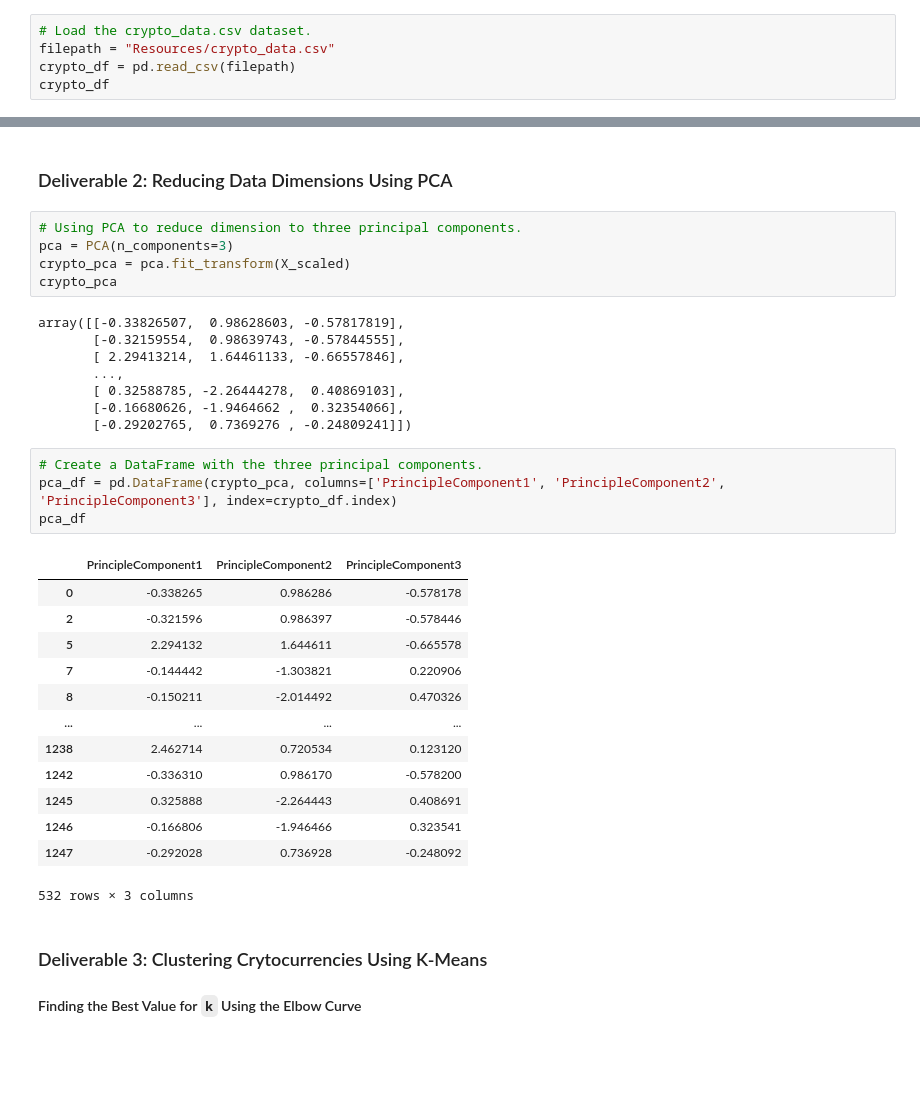
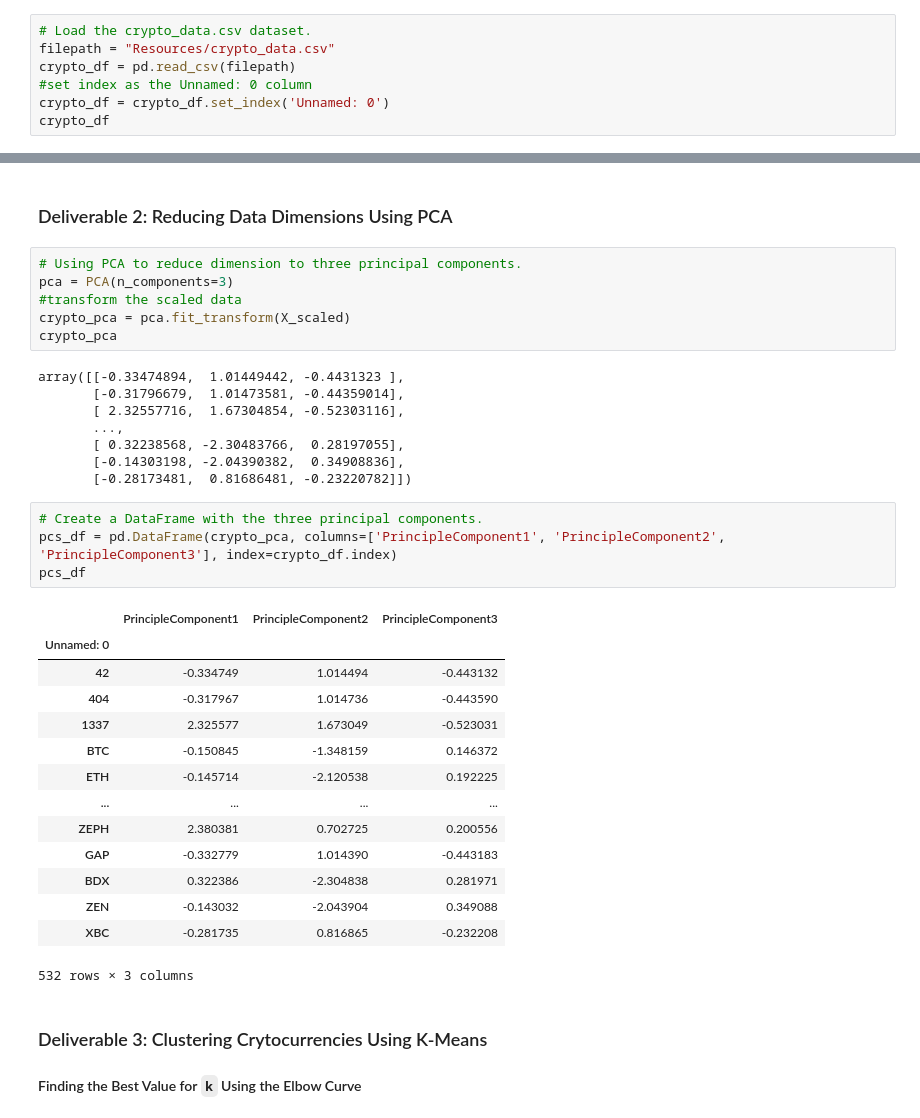
Before and after one commit to shumph10/Cryptocurrencies, a Jupyter notebook: crypto_clustering_starter_code.ipynb, the cells around one changed output, grey strips where cells are left out. Cells and saved outputs as stored; diff of their text form; blank space fills up the shorter version.

```diff
--- a/crypto_clustering_starter_code.ipynb
+++ b/crypto_clustering_starter_code.ipynb
@@ -18,5 +15,7 @@ from sklearn.cluster import KMeans
 # Load the crypto_data.csv dataset.
 filepath = "Resources/crypto_data.csv"
 crypto_df = pd.read_csv(filepath)
+#set index as the Unnamed: 0 column
+crypto_df = crypto_df.set_index('Unnamed: 0')
 crypto_df
 # %% [output]
@@ -171,33 +183,35 @@ X_scaled = scaler.fit_transform(X)
 # %%
 # Using PCA to reduce dimension to three principal components.
 pca = PCA(n_components=3)
+#transform the scaled data
 crypto_pca = pca.fit_transform(X_scaled)
 crypto_pca
 # %% [output]
-array([[-0.33826507,  0.98628603, -0.57817819],
-       [-0.32159554,  0.98639743, -0.57844555],
-       [ 2.29413214,  1.64461133, -0.66557846],
+array([[-0.33474894,  1.01449442, -0.4431323 ],
+       [-0.31796679,  1.01473581, -0.44359014],
+       [ 2.32557716,  1.67304854, -0.52303116],
        ...,
-       [ 0.32588785, -2.26444278,  0.40869103],
-       [-0.16680626, -1.9464662 ,  0.32354066],
-       [-0.29202765,  0.7369276 , -0.24809241]])
+       [ 0.32238568, -2.30483766,  0.28197055],
+       [-0.14303198, -2.04390382,  0.34908836],
+       [-0.28173481,  0.81686481, -0.23220782]])
 # %%
 # Create a DataFrame with the three principal components.
-pca_df = pd.DataFrame(crypto_pca, columns=['PrincipleComponent1', 'PrincipleComponent2', 'PrincipleComponent3'], index=crypto_df.index)
-pca_df
+pcs_df = pd.DataFrame(crypto_pca, columns=['PrincipleComponent1', 'PrincipleComponent2', 'PrincipleComponent3'], index=crypto_df.index)
+pcs_df
 # %% [output]
 |  | PrincipleComponent1 | PrincipleComponent2 | PrincipleComponent3 |
-| 0 | -0.338265 | 0.986286 | -0.578178 |
-| 2 | -0.321596 | 0.986397 | -0.578446 |
-| 5 | 2.294132 | 1.644611 | -0.665578 |
-| 7 | -0.144442 | -1.303821 | 0.220906 |
-| 8 | -0.150211 | -2.014492 | 0.470326 |
+| Unnamed: 0 |  |  |  |
+| 42 | -0.334749 | 1.014494 | -0.443132 |
+| 404 | -0.317967 | 1.014736 | -0.443590 |
+| 1337 | 2.325577 | 1.673049 | -0.523031 |
+| BTC | -0.150845 | -1.348159 | 0.146372 |
+| ETH | -0.145714 | -2.120538 | 0.192225 |
 | ... | ... | ... | ... |
-| 1238 | 2.462714 | 0.720534 | 0.123120 |
-| 1242 | -0.336310 | 0.986170 | -0.578200 |
-| 1245 | 0.325888 | -2.264443 | 0.408691 |
-| 1246 | -0.166806 | -1.946466 | 0.323541 |
-| 1247 | -0.292028 | 0.736928 | -0.248092 |
+| ZEPH | 2.380381 | 0.702725 | 0.200556 |
+| GAP | -0.332779 | 1.014390 | -0.443183 |
+| BDX | 0.322386 | -2.304838 | 0.281971 |
+| ZEN | -0.143032 | -2.043904 | 0.349088 |
+| XBC | -0.281735 | 0.816865 | -0.232208 |
 532 rows × 3 columns
 # %% [markdown]
 ### Deliverable 3: Clustering Crytocurrencies Using K-Means
```
Also changed, not shown: parts of 14 cells of this notebook.
